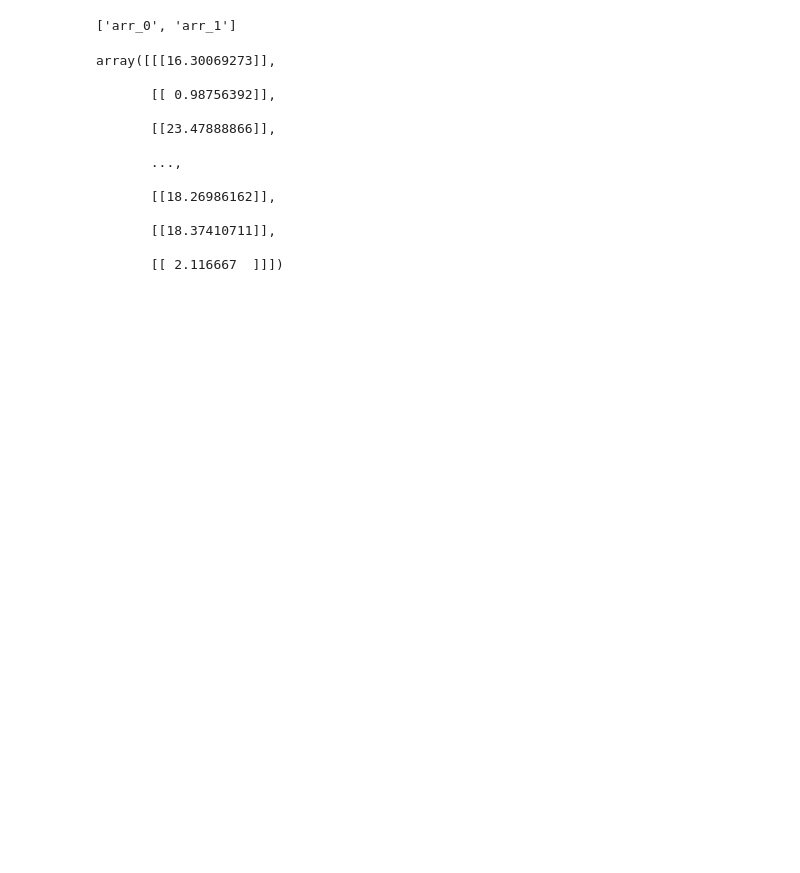
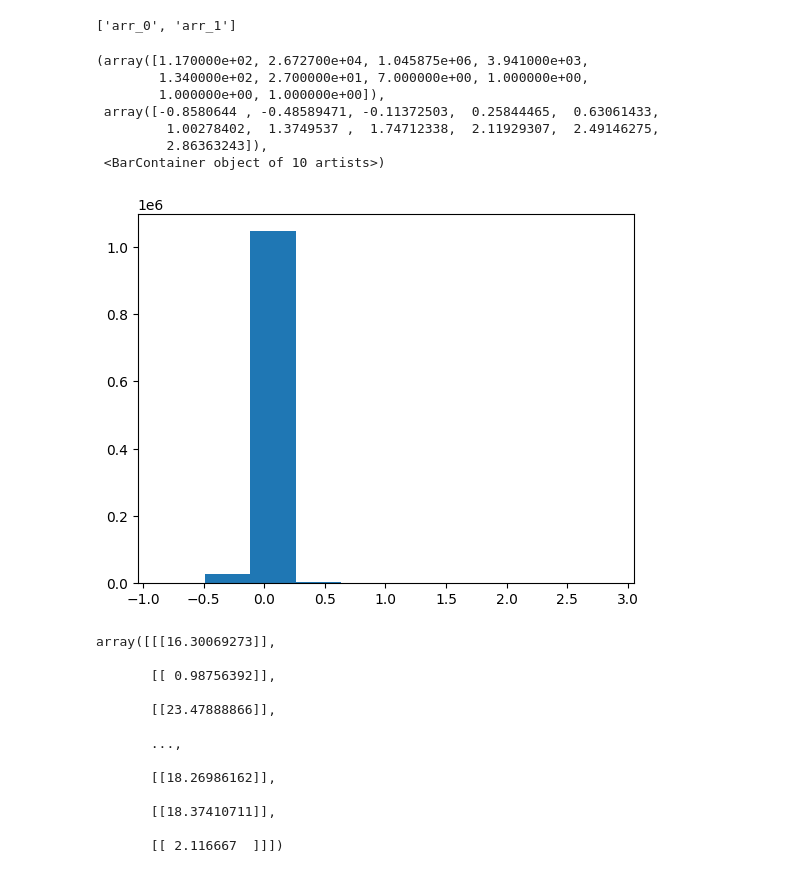
Before and after one commit to abdussamad17/portfolio-manager, a Jupyter notebook: BackTest/image_manip.ipynb, the cells around one changed output. Drawn from its saved outputs; the diff is of its cells as text; code cells hidden in the pictures; blank space fills up the shorter version.

```diff
--- a/BackTest/image_manip.ipynb
+++ b/BackTest/image_manip.ipynb
@@ -9,6 +10,17 @@ f.files
 ['arr_0', 'arr_1']
 # %%
 Xs, ys = f['arr_0'], f['arr_1']
+# %%
+plt.hist(ys)
+# %% [output]
+(array([1.170000e+02, 2.672700e+04, 1.045875e+06, 3.941000e+03,
+        1.340000e+02, 2.700000e+01, 7.000000e+00, 1.000000e+00,
+        1.000000e+00, 1.000000e+00]),
+ array([-0.8580644 , -0.48589471, -0.11372503,  0.25844465,  0.63061433,
+         1.00278402,  1.3749537 ,  1.74712338,  2.11929307,  2.49146275,
+         2.86363243]),
+ <BarContainer object of 10 artists>)
+[figure, added]
 # %%
 Xs[:, 0, 1].reshape(-1, 1, 1)
 # %% [output]
```
Also changed, not shown: parts of 31 cells of this notebook, 3 other files.
